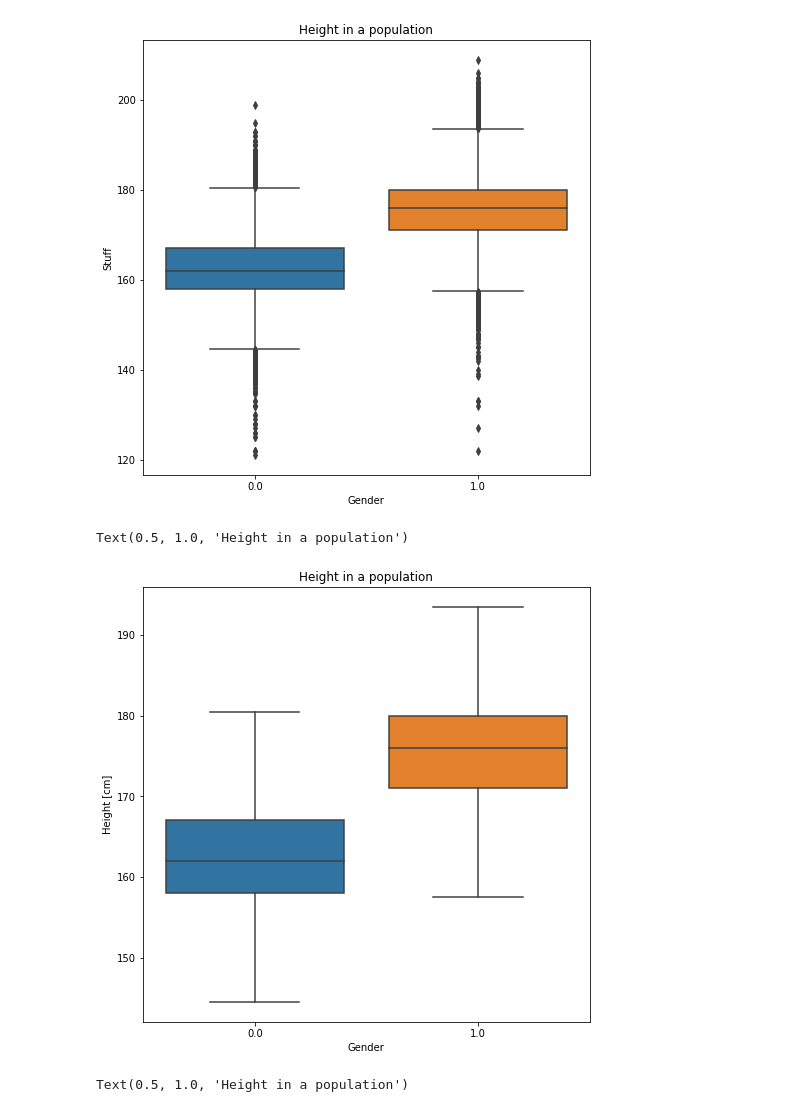
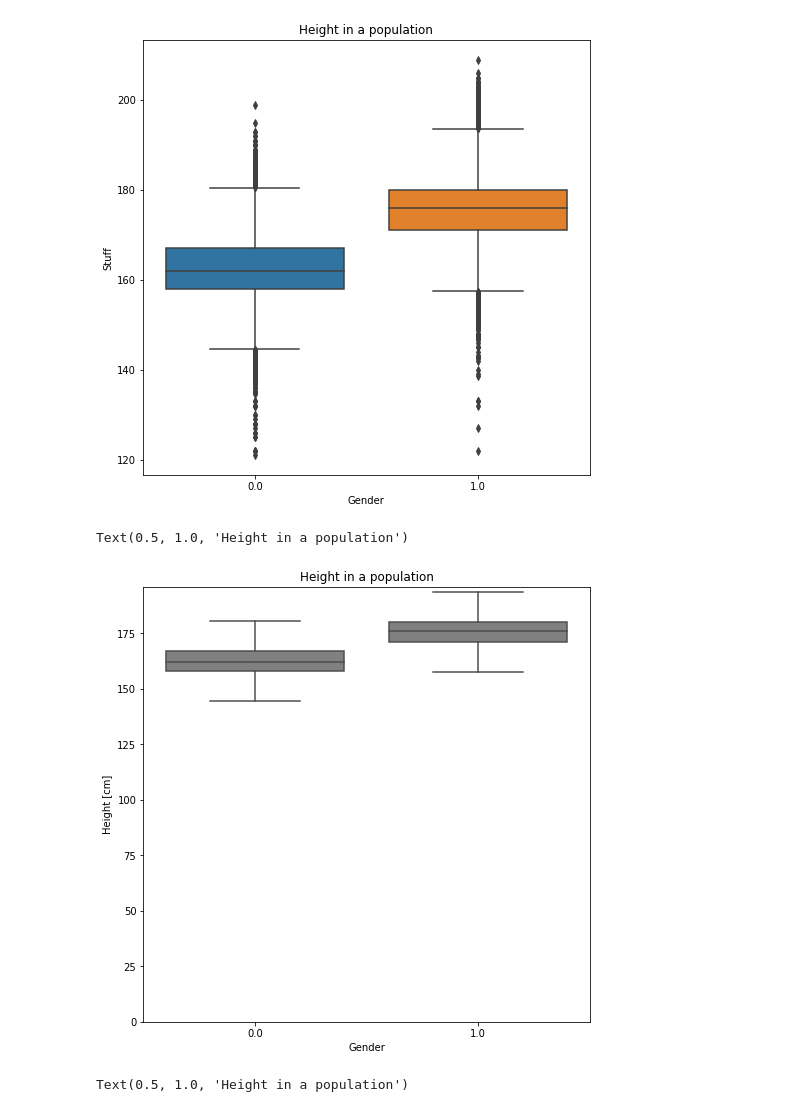
Before and after one commit to JulianOrti/Big-Data-, a Jupyter notebook: Week_04/06_Python_data_visualization_part1.ipynb, the cells around one changed output. Saved outputs shown, nothing was run; the diff lists cells and outputs as text; code cells hidden in the pictures.

```diff
--- a/Week_04/06_Python_data_visualization_part1.ipynb
+++ b/Week_04/06_Python_data_visualization_part1.ipynb
@@ -497,13 +503,13 @@ Text(0, 0.5, 'Stuff')
 # %%
 
 
 plt.figure(figsize = (8,8))
-sns.boxplot(x = "Gender", y = 'Height [cm]', data = df, showfliers=False) #remove outliers
-
+sns.boxplot(x = "Gender", y = 'Height [cm]', data = df, showfliers=False, color= 'grey') #remove outliers
+plt.ylim(0,)
 plt.title('Height in a population')
 # %% [output]
 Text(0.5, 1.0, 'Height in a population')
-[figure, old version]
+[figure, new version]
 # %%
 plt.figure(figsize = (8,8))
 
```
Also changed, not shown: parts of 54 cells of this notebook.
